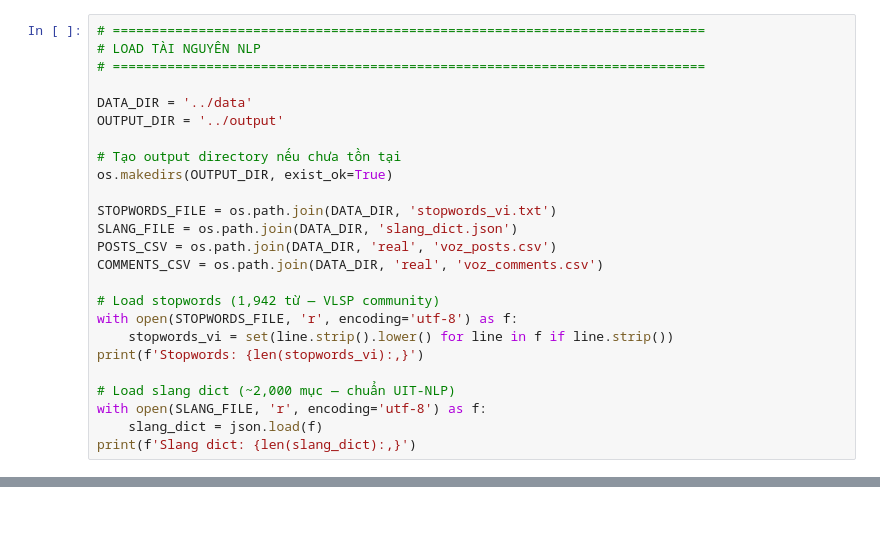
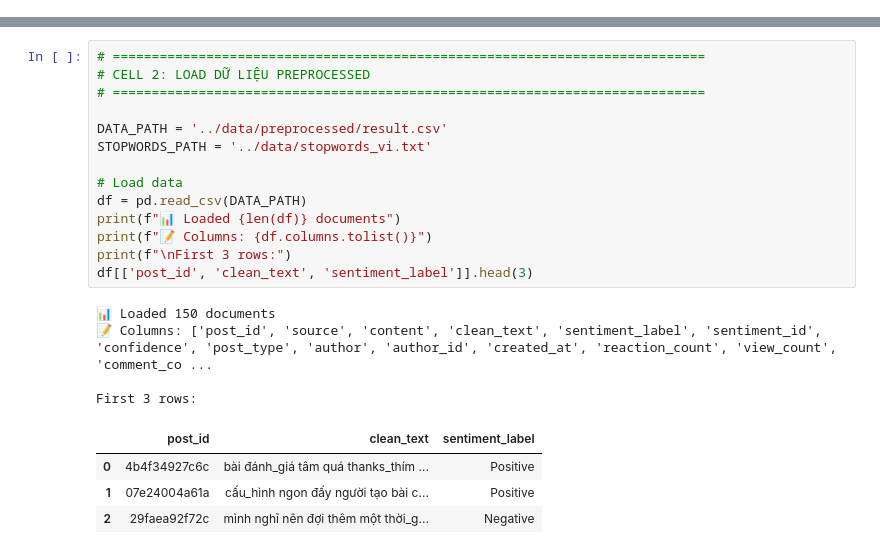
Before and after one commit to bi6-cat/Distributed-NLP-Trend-Analysis, a Jupyter notebook: notebooks/lda_evaluation.ipynb, the cells around one changed output, grey strips where cells are left out. Drawn from its saved outputs; the diff is of its cells as text; blank space fills up the shorter version.

```diff
--- a/notebooks/lda_evaluation.ipynb
+++ b/notebooks/lda_evaluation.ipynb
@@ -59,25 +34,0 @@ Tái sử dụng pipeline tiền xử lý 5 bước từ `lda_prototype.ipynb`:
-# %%
-# ============================================================================
-# LOAD TÀI NGUYÊN NLP
-# ============================================================================
-
-DATA_DIR = '../data'
-OUTPUT_DIR = '../output'
-
-# Tạo output directory nếu chưa tồn tại
-os.makedirs(OUTPUT_DIR, exist_ok=True)
-
-STOPWORDS_FILE = os.path.join(DATA_DIR, 'stopwords_vi.txt')
-SLANG_FILE = os.path.join(DATA_DIR, 'slang_dict.json')
-POSTS_CSV = os.path.join(DATA_DIR, 'real', 'voz_posts.csv')
-COMMENTS_CSV = os.path.join(DATA_DIR, 'real', 'voz_comments.csv')
-
-# Load stopwords (1,942 từ — VLSP community)
-with open(STOPWORDS_FILE, 'r', encoding='utf-8') as f:
-    stopwords_vi = set(line.strip().lower() for line in f if line.strip())
-print(f'Stopwords: {len(stopwords_vi):,}')
-
-# Load slang dict (~2,000 mục — chuẩn UIT-NLP)
-with open(SLANG_FILE, 'r', encoding='utf-8') as f:
-    slang_dict = json.load(f)
-print(f'Slang dict: {len(slang_dict):,}')
@@ -683,0 +35,23 @@ print(f'  - {output_dir}/per_topic_coherence.png')
+# %%
+# ============================================================================
+# CELL 2: LOAD DỮ LIỆU PREPROCESSED
+# ============================================================================
+
+DATA_PATH = '../data/preprocessed/result.csv'
+STOPWORDS_PATH = '../data/stopwords_vi.txt'
+
+# Load data
+df = pd.read_csv(DATA_PATH)
+print(f"📊 Loaded {len(df)} documents")
+print(f"📝 Columns: {df.columns.tolist()}")
+print(f"\nFirst 3 rows:")
+df[['post_id', 'clean_text', 'sentiment_label']].head(3)
+# %% [output]
+📊 Loaded 150 documents
+📝 Columns: ['post_id', 'source', 'content', 'clean_text', 'sentiment_label', 'sentiment_id', 'confidence', 'post_type', 'author', 'author_id', 'created_at', 'reaction_count', 'view_count', 'comment_co ...
+
+First 3 rows:
+|  | post_id | clean_text | sentiment_label |
+| 0 | 4b4f34927c6c | bài đánh_giá tâm quá thanks_thím ... | Positive |
+| 1 | 07e24004a61a | cấu_hình ngon đấy người tạo bài c... | Positive |
+| 2 | 29faea92f72c | mình nghĩ nên đợi thêm một thời_g... | Negative |
```
Also changed, not shown: parts of 32 cells of this notebook, 5 other files.
